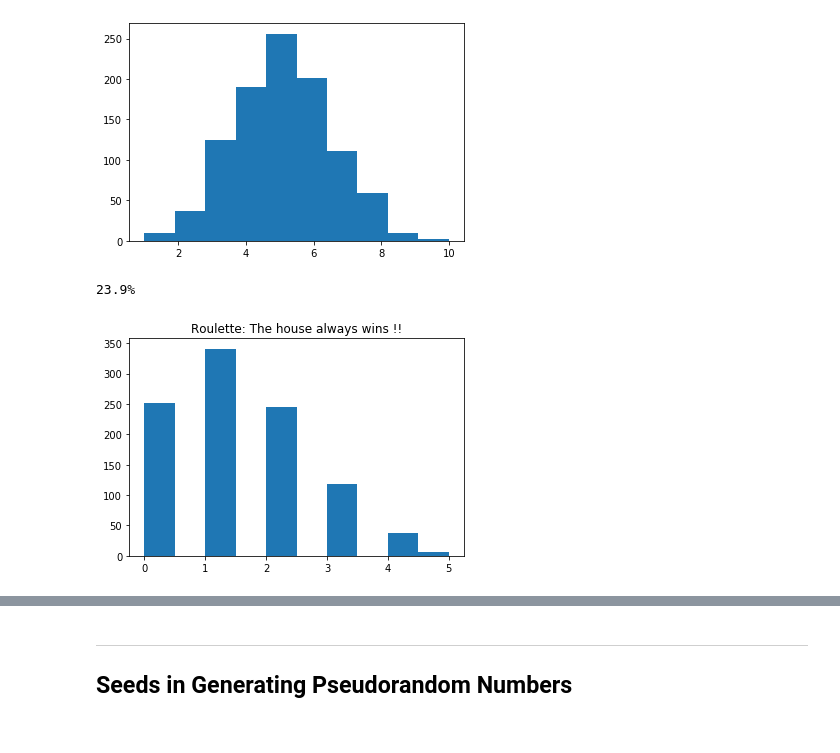
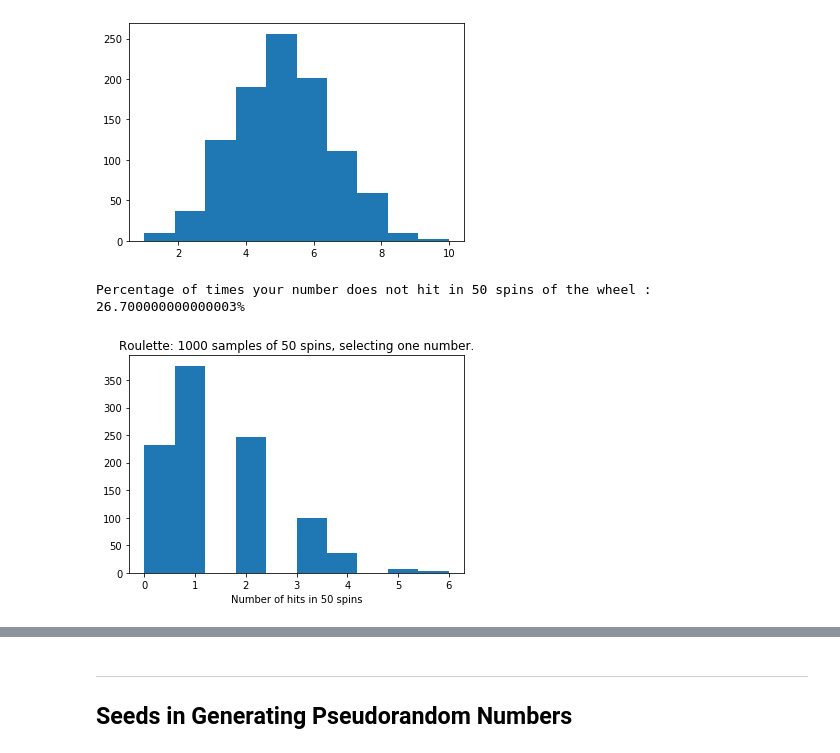
Before and after one commit to AdrianDonohoe/numpy.random, a Jupyter notebook: numpy-random.ipynb, the cells around one changed output, grey strips where cells are left out. Saved outputs shown, nothing was run; the diff lists cells and outputs as text; code cells hidden in the pictures.

```diff
--- a/numpy-random.ipynb
+++ b/numpy-random.ipynb
@@ -392,12 +392,13 @@ plt.hist(x);
 # %% [output]
 [figure]
 # %%
-n, p = 50, .027 # 50 spins of a roulette wheel with 1/37 (0.027) chance of hitting your number (payimg 35/1)
+n, p = 50, .027 # 50 spins of a roulette wheel with 1/37 (0.027) chance of hitting your number (paying 35/1)
 s = np.random.binomial(n, p, 1000) # 1000 samples of 50 spins of the wheel
 result = (sum(np.random.binomial(n, p, 1000) == 0)/1000)*100 # percentage of times where your number doesnt hit in 50 spins of the wheel
-print(str(result) + '%')
-plt.title('Roulette: The house always wins !!')
+print('Percentage of times your number does not hit in 50 spins of the wheel : ' + str(result) + '%')
+plt.title('Roulette: 1000 samples of 50 spins, selecting one number.')
+plt.xlabel('Number of hits in 50 spins')
 plt.hist(s);
 # %% [output]
-23.9%
+Percentage of times your number does not hit in 50 spins of the wheel : 26.700000000000003%
-[figure, old version]
+[figure, new version]
```
Also changed, not shown: parts of 5 cells of this notebook.
